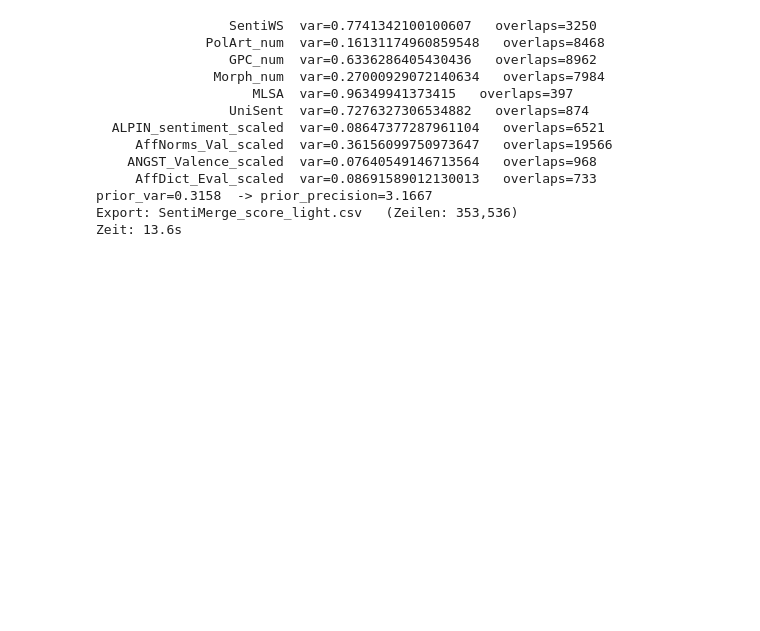
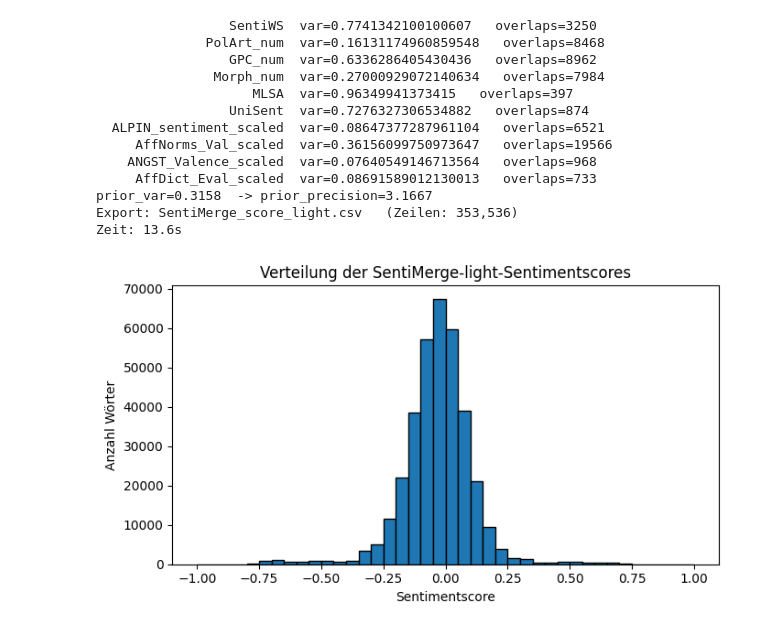
Before and after one commit to Unlucky138/German-Sentiment-Lexicon, a Jupyter notebook: scripts/03_mergeScore.ipynb, the cells around one changed output. Saved outputs shown, nothing was run; the diff lists cells and outputs as text; code cells hidden in the pictures; blank space fills up the shorter version.

```diff
--- a/scripts/03_mergeScore.ipynb
+++ b/scripts/03_mergeScore.ipynb
@@ -444,3 +374,21 @@ print(f"Zeit: {time.time()-t0:.1f}s")
 prior_var=0.3158  -> prior_precision=3.1667
 Export: SentiMerge_score_light.csv   (Zeilen: 353,536)
 Zeit: 13.6s
+# %%
+import pandas as pd
+import matplotlib.pyplot as plt
+
+df = pd.read_csv("SentiMerge_score_light.csv")
+
+# Histogramm
+plt.figure(figsize=(7, 4))
+plt.hist(df["senti_merge_score"].dropna(), bins=40, range=(-1, 1), edgecolor="black")
+plt.xlabel("Sentimentscore")
+plt.ylabel("Anzahl Wörter")
+plt.title("Verteilung der SentiMerge-light-Sentimentscores")
+
+plt.tight_layout()
+plt.savefig("hist_SentiMerge.png", dpi=300)
+plt.show()
+# %% [output]
+[figure, added]
```
Also changed, not shown: parts of 6 cells of this notebook, 2 other files.
